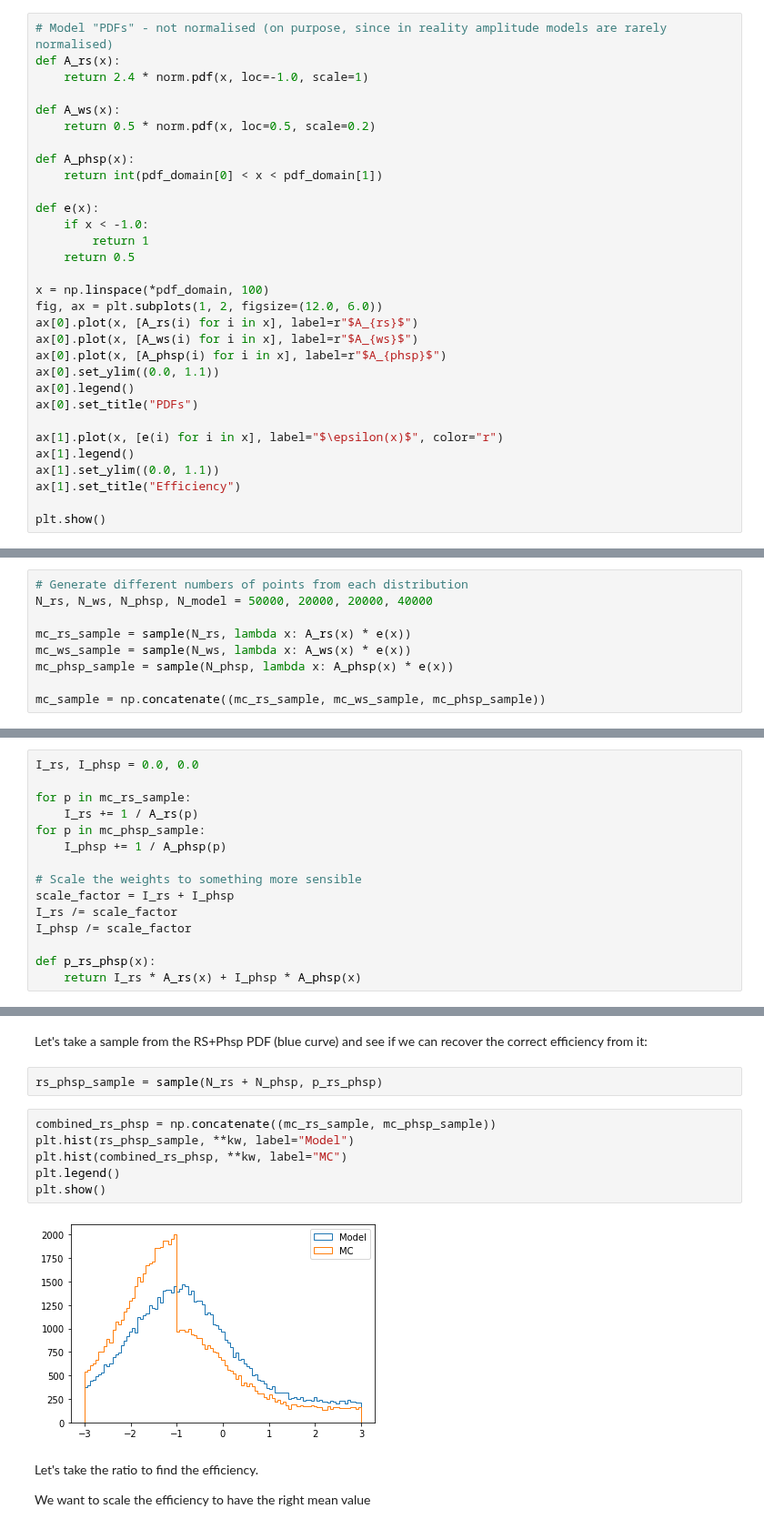
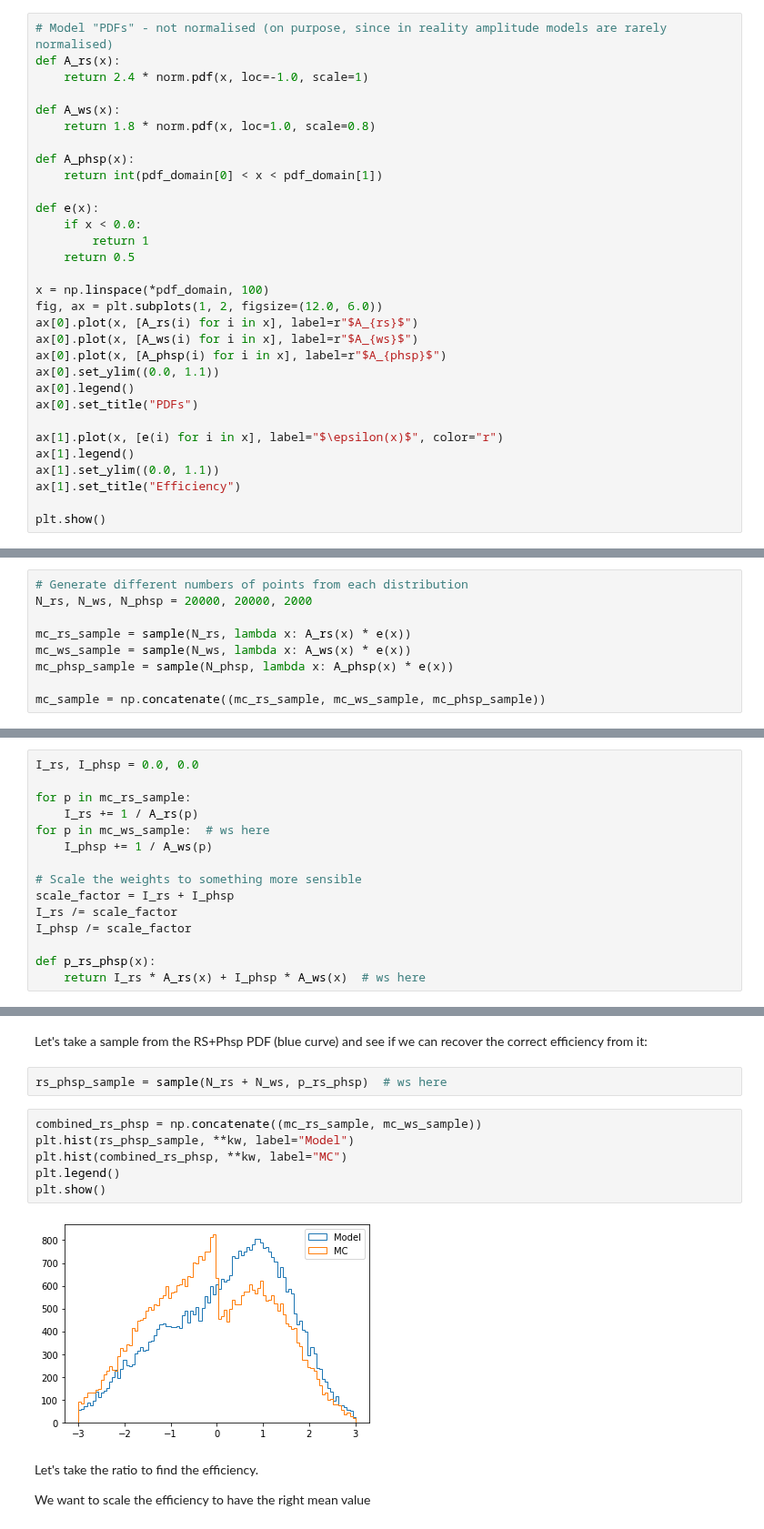
Before and after one commit to richard-lane/addPdfs, a Jupyter notebook: efficiency_toy.ipynb, the cells around one changed output, grey strips where cells are left out. Shown at 91% size. Drawn from its saved outputs; the diff is of its cells as text.

```diff
--- a/efficiency_toy.ipynb
+++ b/efficiency_toy.ipynb
@@ -56,13 +56,13 @@ def A_rs(x):
     return 2.4 * norm.pdf(x, loc=-1.0, scale=1)
 
 def A_ws(x):
-    return 0.5 * norm.pdf(x, loc=0.5, scale=0.2)
+    return 1.8 * norm.pdf(x, loc=1.0, scale=0.8)
 
 def A_phsp(x):
     return int(pdf_domain[0] < x < pdf_domain[1])
 
 def e(x):
-    if x < -1.0:
+    if x < 0.0:
         return 1
     return 0.5
 
@@ -103,7 +101,7 @@ Below is a toy example of the procedure used to find the efficiency.
 First we need to generate MC samples:
 # %%
 # Generate different numbers of points from each distribution
-N_rs, N_ws, N_phsp, N_model = 50000, 20000, 20000, 40000
+N_rs, N_ws, N_phsp = 20000, 20000, 2000
 
 mc_rs_sample = sample(N_rs, lambda x: A_rs(x) * e(x))
 mc_ws_sample = sample(N_ws, lambda x: A_ws(x) * e(x))
@@ -131,8 +129,8 @@ I_rs, I_phsp = 0.0, 0.0
 
 for p in mc_rs_sample:
     I_rs += 1 / A_rs(p)
-for p in mc_phsp_sample:
-    I_phsp += 1 / A_phsp(p)
+for p in mc_ws_sample:  # ws here
+    I_phsp += 1 / A_ws(p)
 
 # Scale the weights to something more sensible
 scale_factor = I_rs + I_phsp
@@ -140,7 +138,7 @@ I_rs /= scale_factor
 I_phsp /= scale_factor
 
 def p_rs_phsp(x):
-    return I_rs * A_rs(x) + I_phsp * A_phsp(x)
+    return I_rs * A_rs(x) + I_phsp * A_ws(x)  # ws here
 # %%
 plt.figure(figsize=(12.0, 6.0))
 plt.plot(x, [A_rs(i) for i in x], "r", label="RS", alpha=0.3)
@@ -156,15 +154,15 @@ plt.show()
 # %% [markdown]
 Let's take a sample from the RS+Phsp PDF (blue curve) and see if we can recover the correct efficiency from it:
 # %%
-rs_phsp_sample = sample(N_rs + N_phsp, p_rs_phsp)
+rs_phsp_sample = sample(N_rs + N_ws, p_rs_phsp)  # ws here
 # %%
-combined_rs_phsp = np.concatenate((mc_rs_sample, mc_phsp_sample))
+combined_rs_phsp = np.concatenate((mc_rs_sample, mc_ws_sample))
 plt.hist(rs_phsp_sample, **kw, label="Model")
 plt.hist(combined_rs_phsp, **kw, label="MC")
 plt.legend()
 plt.show()
 # %% [output]
-[figure, old version]
+[figure, new version]
 # %% [markdown]
 Let's take the ratio to find the efficiency.
 
```
Also changed, not shown: parts of 11 cells of this notebook, 1 other file.
